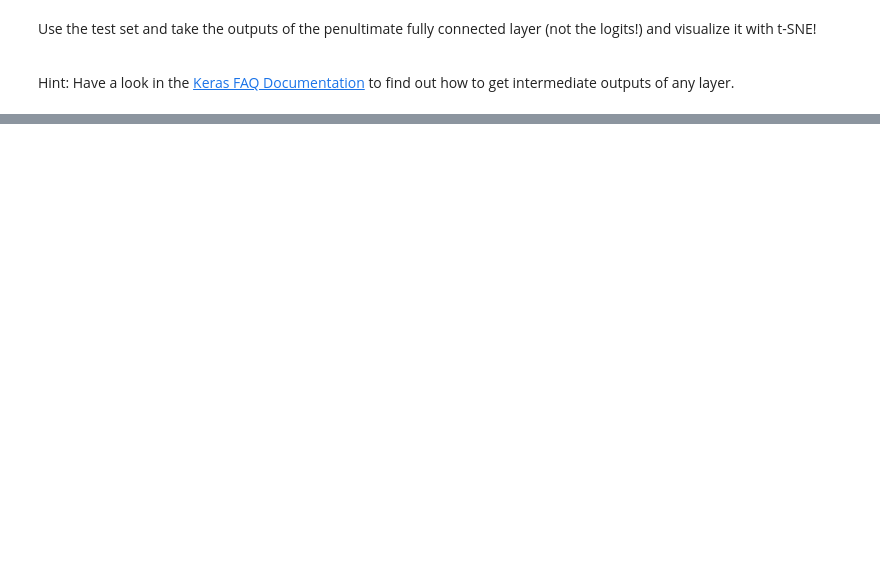
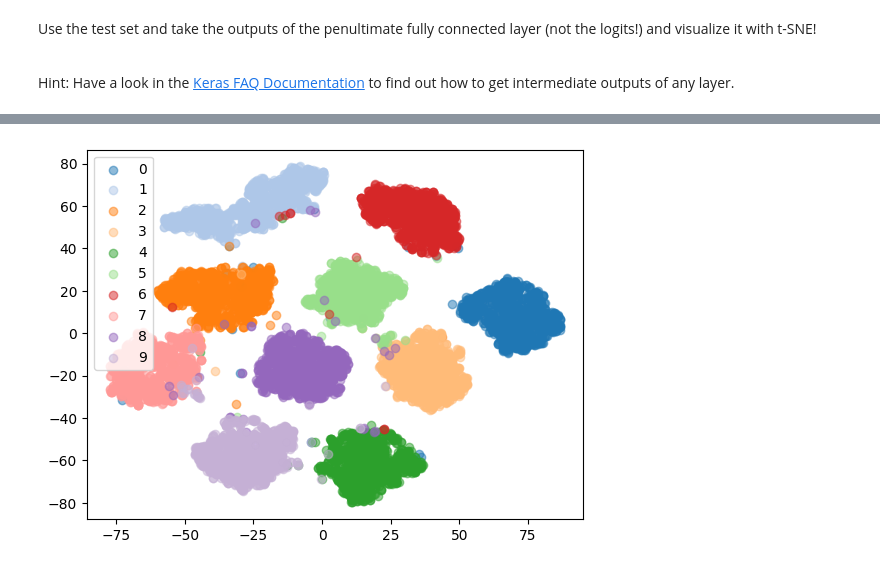
Before and after one commit to CronJorian/ai-lab, a Jupyter notebook: cv/notebooks/cv_2_mnist_cnn.ipynb, the cells around one changed output, grey strips where cells are left out. Drawn from its saved outputs; the diff is of its cells as text; code cells hidden in the pictures; blank space fills up the shorter version.

```diff
--- a/cv/notebooks/cv_2_mnist_cnn.ipynb
+++ b/cv/notebooks/cv_2_mnist_cnn.ipynb
@@ -80,6 +86,18 @@ cnn = tf.keras.models.Sequential([
 # %% [markdown]
 Define hyperparameters, cost function (loss) and optimizer!
+# %%
+learning_rate = 0.001
+batch_size = 64  # standard mini batch sizes are 32 or 64 and should generally be 2^x to leverage gpu processing
+epochs = 5
+validation_split = 0.2
+
+optimizer = tf.keras.optimizers.Adam(learning_rate=learning_rate)  # goto
+loss = tf.keras.losses.CategoricalCrossentropy()
+metrics = [tf.keras.metrics.CategoricalAccuracy()]
 # %% [markdown]
 Compile the model and train it on the training set!
 
 Note: Add the `callbacks` argument to the `fit()` method to track your training in tensorboard!
+# %%
+cnn.compile(optimizer=optimizer, loss=loss, metrics=metrics)
+cnn.fit(x_train, y_train, batch_size=batch_size, epochs=epochs, validation_split=validation_split, callbacks=keras_callbacks)
@@ -101,8 +140,11 @@ Use the test set and take the outputs of the penultimate fully connected layer (
 Hint: Have a look in the [Keras FAQ Documentation](https://keras.io/getting_started/faq/#how-can-i-obtain-the-output-of-an-intermediate-layer-feature-extraction) to find out how to get intermediate outputs of any layer.
 # %%
 # Make predictions for the test set and convert them back to categorical
+cat_y_pred = tf.argmax(cnn.predict(x_test), axis=1)
 # %%
 # Build a model for the outputs of the penultimate fully connected layer
+intermediate_layer_model = tf.keras.Model(inputs=cnn.inputs, outputs=[layer.output for layer in cnn.layers if str.startswith(layer.name, "dense")][-2])
+intermediate_output = intermediate_layer_model(x_test)
 # %%
 # Instantiate and fit t-SNE
 tsne = TSNE(2, verbose=1)
@@ -110,8 +169,12 @@ tsne_proj = tsne.fit_transform(intermediate_output.numpy())
 # %%
 # Plot t-SNE projections
 cmap = cm.get_cmap('tab20')
 n_classes = 10
+fig, ax = plt.subplots()
 for label in range(n_classes):
     idx = cat_y_pred == label
-    plt.scatter(tsne_proj[idx, 0], tsne_proj[idx, 1], c=np.array(cmap(label)).reshape(1, 4), label=label, alpha=0.5)
+    ax.scatter(tsne_proj[idx, 0], tsne_proj[idx, 1], c=np.array(cmap(label)).reshape(1, 4), label=label, alpha=0.5)
+ax.legend()
 plt.show()
+# %% [output]
+[figure, added]
```
Also changed, not shown: parts of 7 cells of this notebook.
